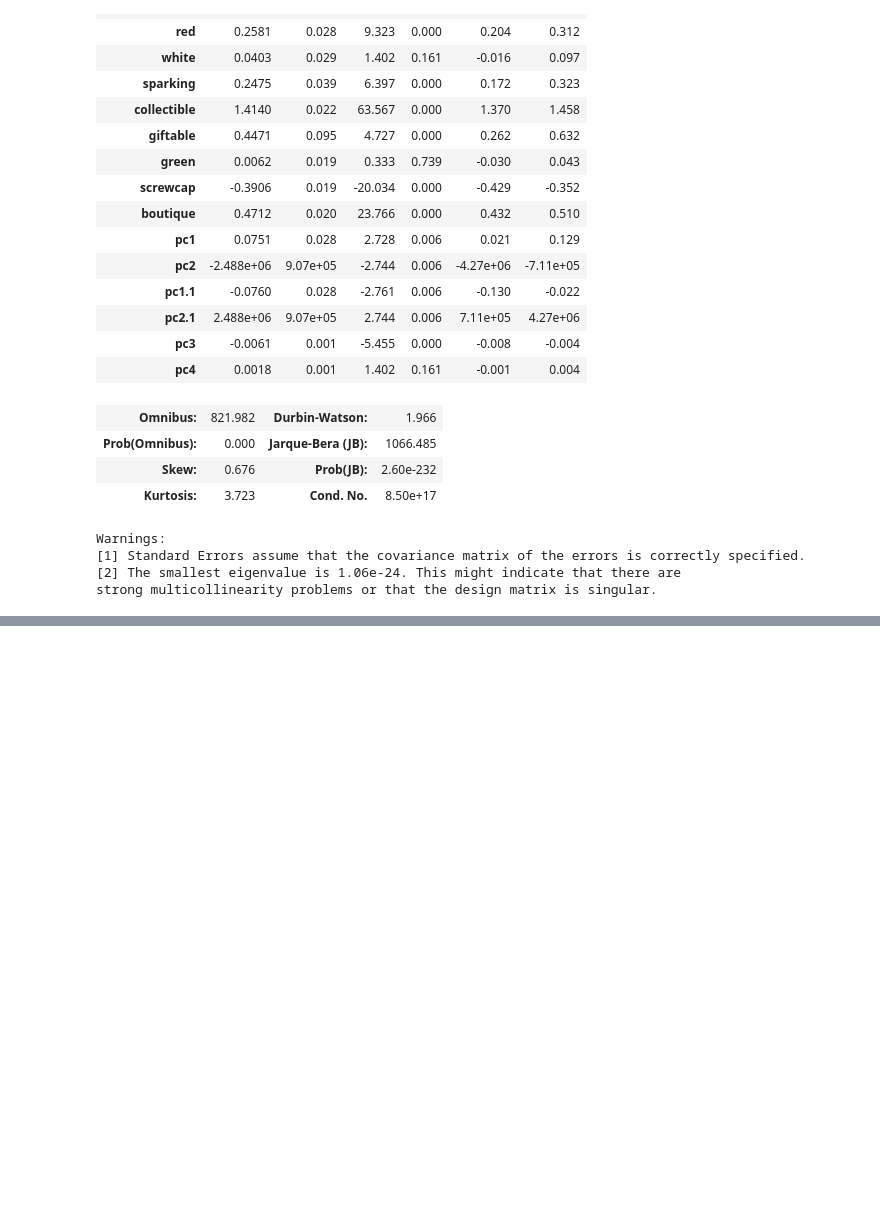
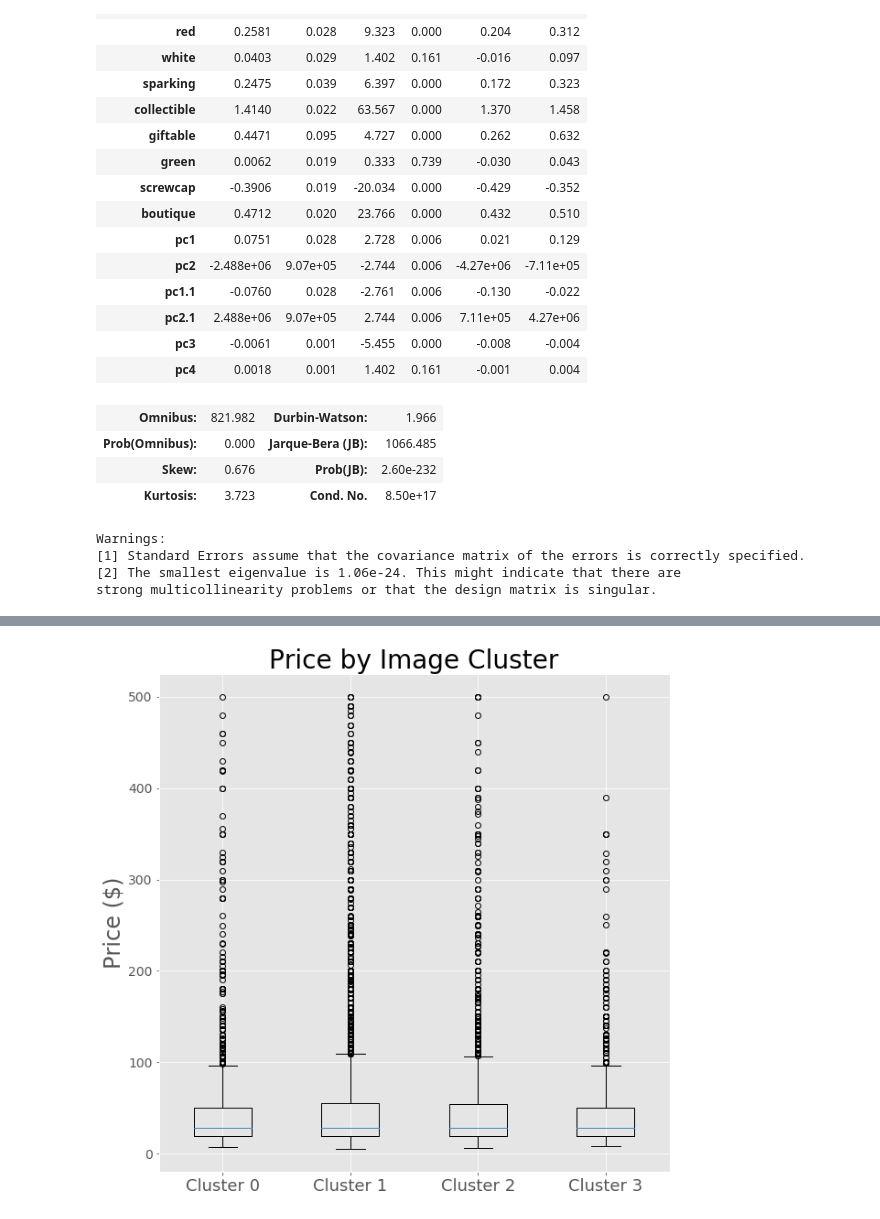
Before and after one commit to alyserecord/wine, a Jupyter notebook: src/playground.ipynb, the cells around one changed output, grey strips where cells are left out. Cells and saved outputs as stored; diff of their text form; code cells hidden in the pictures; blank space fills up the shorter version.

```diff
--- a/src/playground.ipynb
+++ b/src/playground.ipynb
@@ -660,0 +678,15 @@ X_train, X_test, y_train, y_test = train_test_split(X, y, test_size=0.33)
+# %%
+fig, ax = plt.subplots(figsize=(10,10))
+zero = df[df['kmeans_label']==0]
+one = df[df['kmeans_label']== 1]
+two = df[df['kmeans_label']==2]
+three = df[df['kmeans_label'] == 3]
+plt.boxplot(x = [zero['price'],one['price'],two['price'],three['price']])
+plt.xticks([1, 2, 3, 4], ['Cluster 0','Cluster 1','Cluster 2','Cluster 3'],fontsize=18)
+plt.yticks(fontsize = 14)
+plt.ylabel('Price ($)',fontsize=24)
+plt.title('Price by Image Cluster',fontsize = 28)
+plt.savefig('../figures/price_by_cluster.jpg')
+plt.show()
+# %% [output]
+[figure, added]
```
Also changed, not shown: parts of 8 cells of this notebook, 3 other files.
